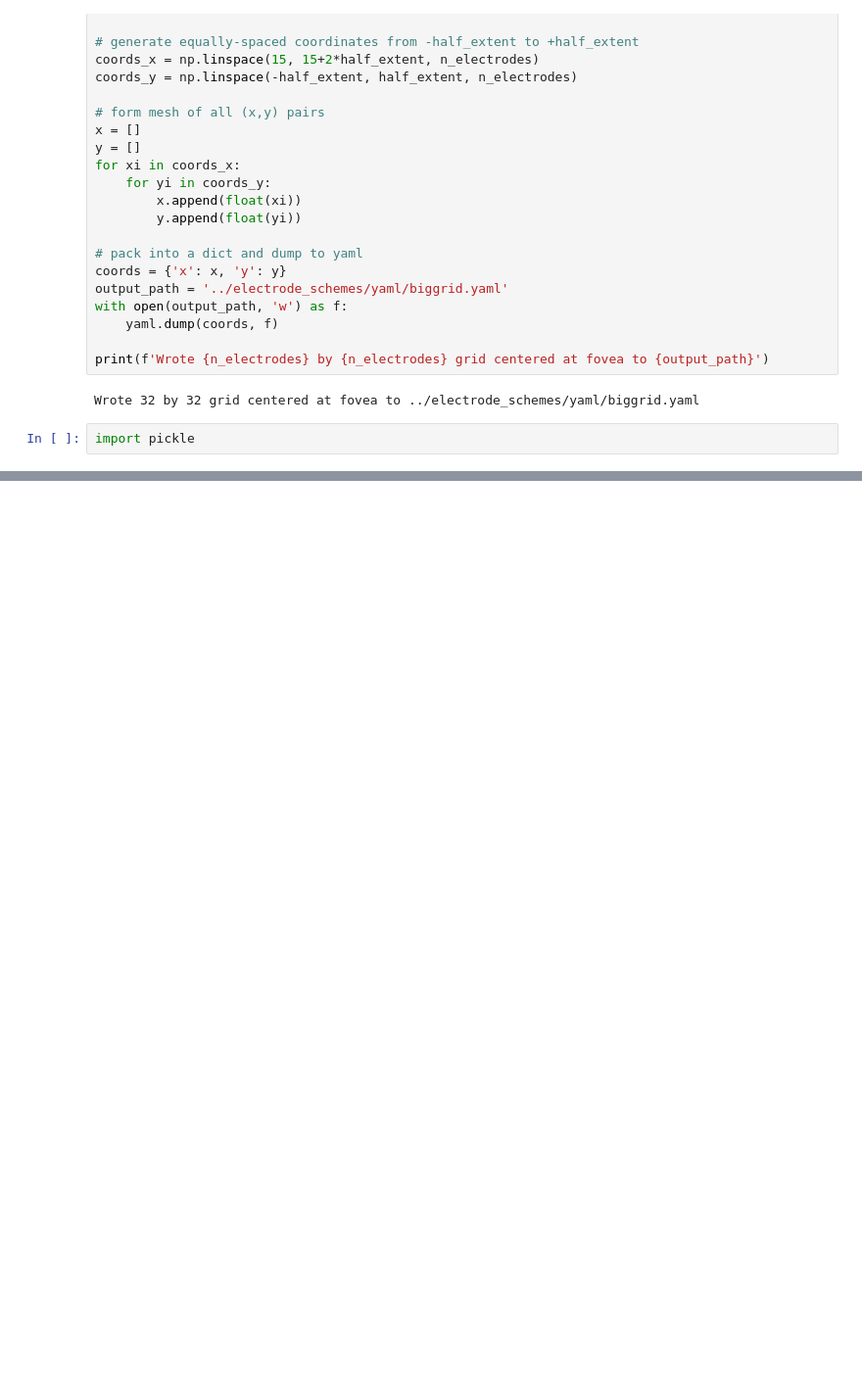
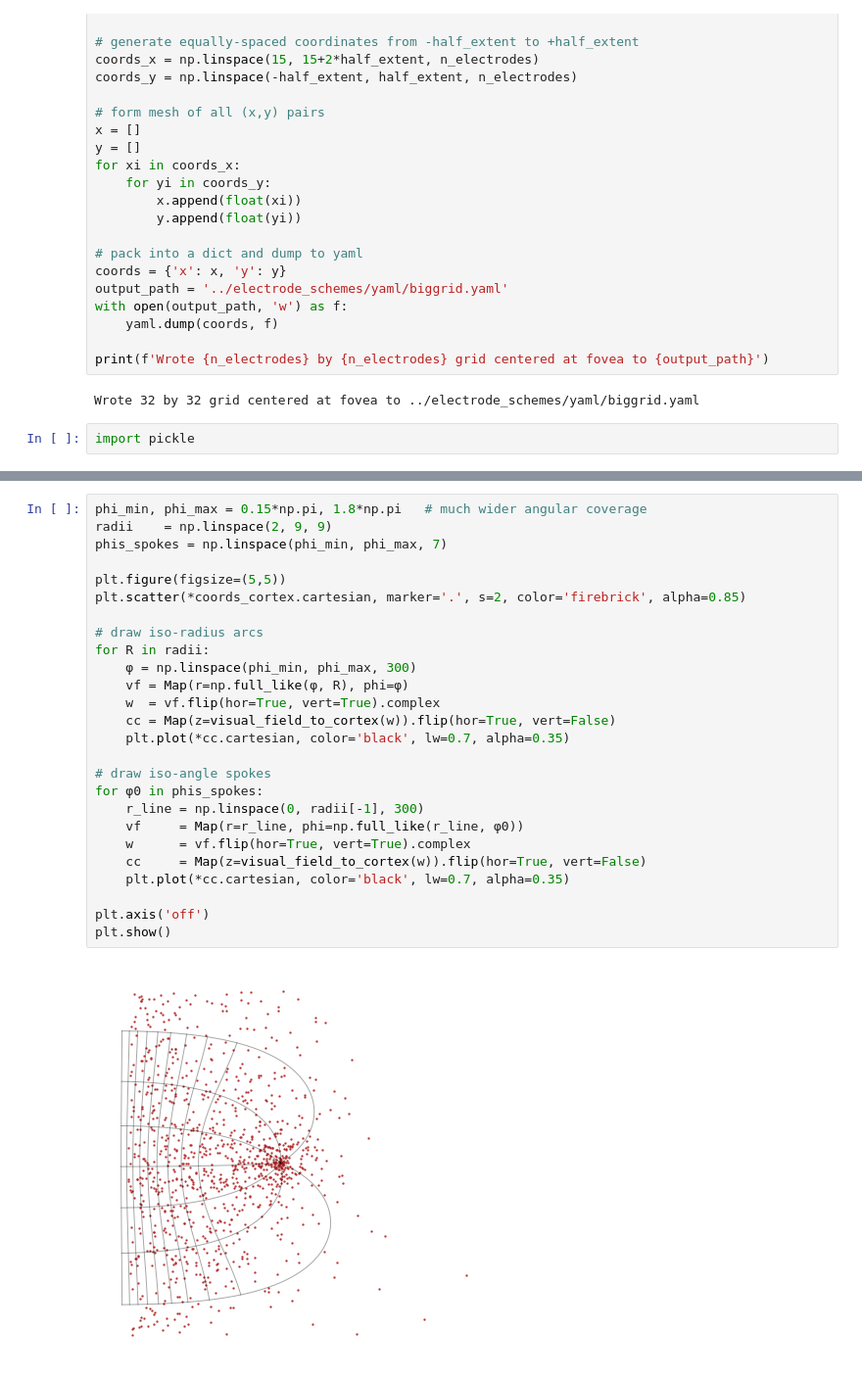
Before and after one commit to MichelleAppel/SCAPE, a Jupyter notebook: notebooks/demo_cortex_models.ipynb, the cells around one changed output, grey strips where cells are left out. Shown at 98% size. Drawn from its saved outputs; the diff is of its cells as text; blank space fills up the shorter version.

```diff
--- a/notebooks/demo_cortex_models.ipynb
+++ b/notebooks/demo_cortex_models.ipynb
@@ -260,3 +267,31 @@ plt.show()
+# %%
+phi_min, phi_max = 0.15*np.pi, 1.8*np.pi   # much wider angular coverage
+radii    = np.linspace(2, 9, 9)
+phis_spokes = np.linspace(phi_min, phi_max, 7)
+
+plt.figure(figsize=(5,5))
+plt.scatter(*coords_cortex.cartesian, marker='.', s=2, color='firebrick', alpha=0.85)
+
+# draw iso‐radius arcs
+for R in radii:
+    φ = np.linspace(phi_min, phi_max, 300)
+    vf = Map(r=np.full_like(φ, R), phi=φ)
+    w  = vf.flip(hor=True, vert=True).complex
+    cc = Map(z=visual_field_to_cortex(w)).flip(hor=True, vert=False)
+    plt.plot(*cc.cartesian, color='black', lw=0.7, alpha=0.35)
+
+# draw iso‐angle spokes
+for φ0 in phis_spokes:
+    r_line = np.linspace(0, radii[-1], 300)
+    vf     = Map(r=r_line, phi=np.full_like(r_line, φ0))
+    w      = vf.flip(hor=True, vert=True).complex
+    cc     = Map(z=visual_field_to_cortex(w)).flip(hor=True, vert=False)
+    plt.plot(*cc.cartesian, color='black', lw=0.7, alpha=0.35)
+
+plt.axis('off')
+plt.show()
+# %% [output]
+[figure, added]
 # %%
 import numpy as np
 import torch
```
Also changed, not shown: parts of 5 cells of this notebook, 8 other files.
